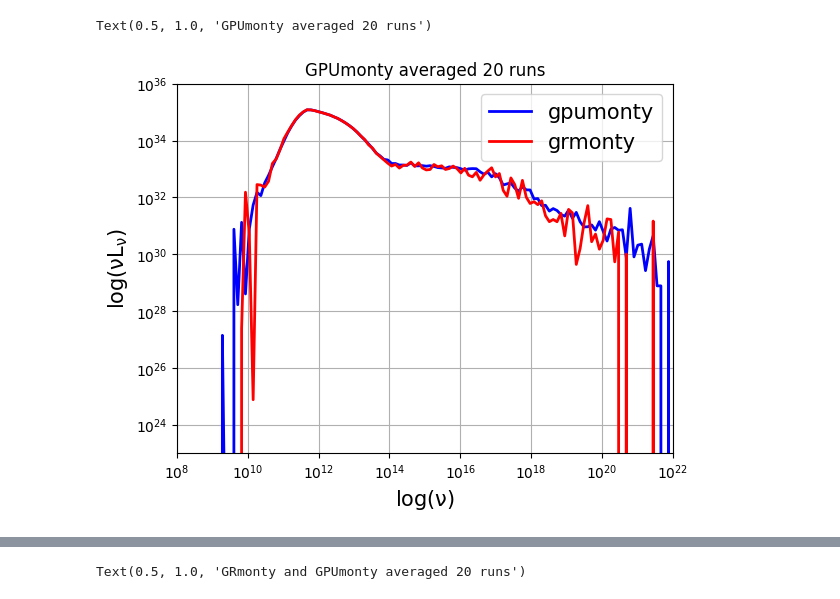
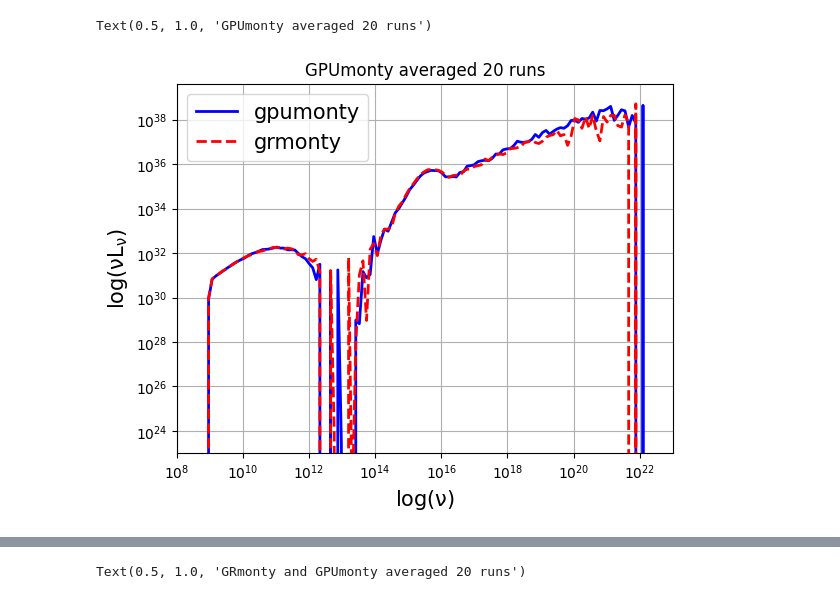
Before and after one commit to black-hole-group/gpumonty, a Jupyter notebook: Untitled.ipynb, the cells around one changed output, grey strips where cells are left out. Drawn from its saved outputs; the diff is of its cells as text; code cells hidden in the pictures.

```diff
--- a/Untitled.ipynb
+++ b/Untitled.ipynb
@@ -33,7 +33,7 @@ def grmonty(file):
     #print(nu)
     # Return log(nu) and ll array
     return nu, ll
-nu, nuLnu = grmonty('./output/dump19.spec')
+nu, nuLnu = grmonty('./output/dump323.spec')
 #domega_array = np.array([1.610196e+00, 3.714269e+00, 3.703976e+00,
                          #2.401148e+00, 9.885099e-01, 1.482720e-01])
 # %%
@@ -71,32 +71,32 @@ def grmonty(file):
     #print(nu)
     # Return log(nu) and ll array
     return nu, ll
-nu2, nuLnu_2 = grmonty('../grmonty/grmonty.spec')
+nu2, nuLnu_2 = grmonty('../grmonty/output/grmonty_hamr.spec')
 #domega_array = np.array([1.610196e+00, 3.714269e+00, 3.703976e+00,
                          #2.401148e+00, 9.885099e-01, 1.482720e-01])
 # %%
 #from gpumonty
 import nmmn.sed
 import matplotlib.pyplot as plt
 import numpy as np
 plt.grid(True)
 
 plt.ylabel(r'$\rm log(\nu L_\nu)$', fontsize = 15)
 plt.xlabel(r'$\rm log(\nu)$', fontsize = 15)
 
 plt.plot(nu, nuLnu[5], lw = 2, color = 'b', label = 'gpumonty')
-plt.plot(nu2, nuLnu_2[5], lw = 2, color = 'red', label = 'grmonty')
+plt.plot(nu2, nuLnu_2[5], lw = 2, color = 'red', linestyle = '--', label = 'grmonty')
 
 plt.yscale('log')
 plt.xscale('log')
 plt.ylim(1e23)
-plt.xlim(1e8, 1e22)
+plt.xlim(1e8, 1e23)
 
 plt.legend(fontsize = 15)
 plt.title("GPUmonty averaged 20 runs")
 # %% [output]
 Text(0.5, 1.0, 'GPUmonty averaged 20 runs')
-[figure, old version]
+[figure, new version]
 # %%
 #from gpumonty
 import nmmn.sed
```
Also changed, not shown: parts of 2 cells of this notebook, 14 other files.
